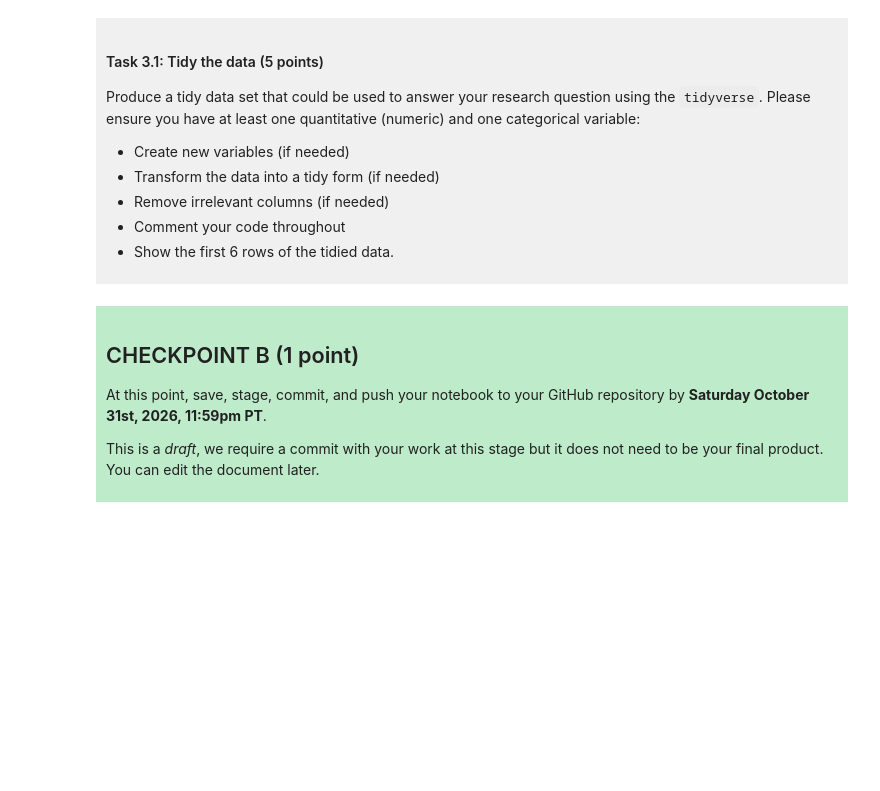
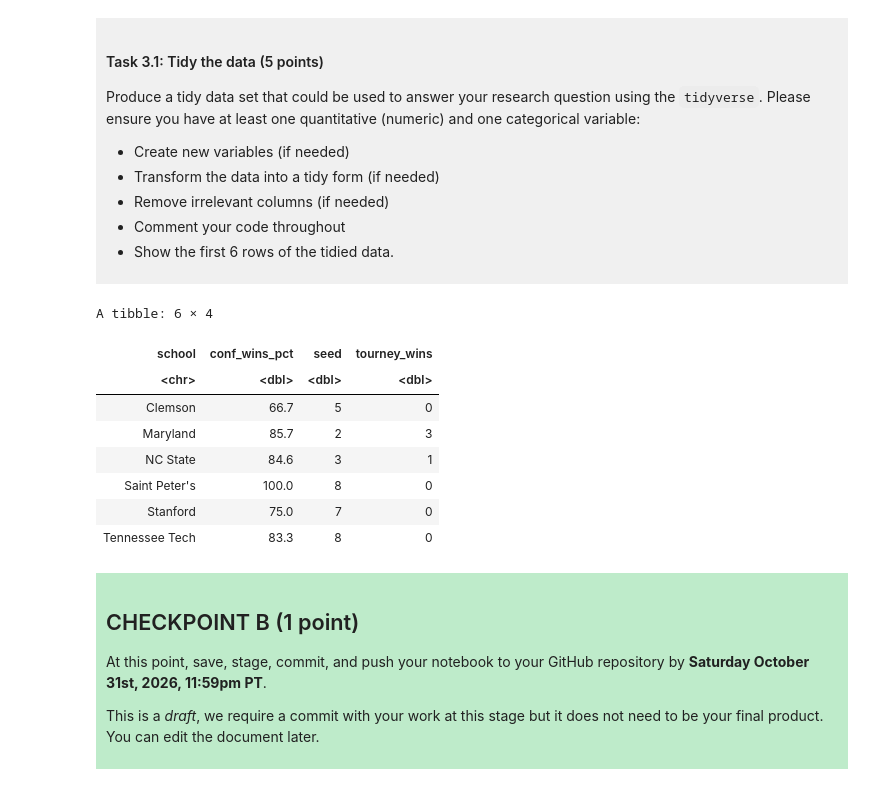
Before and after one commit to elxaxor/dsci-100-project-Jungbin-Lee, a Jupyter notebook: dsci-100-project-notebook.ipynb, the cells around one changed output. Cells and saved outputs as stored; diff of their text form; code cells hidden in the pictures; blank space fills up the shorter version.

```diff
--- a/dsci-100-project-notebook.ipynb
+++ b/dsci-100-project-notebook.ipynb
@@ -189,7 +210,24 @@ Produce a tidy data set that could be used to answer your research question usin
 
 </div>
 # %%
-### EDIT THIS CODE CELL ###
+# select variables needed for the question
+library(tidyverse)
+basketball_data_tidy <- basketball_data |>
+filter(!is.na(conf_wins_pct)) |>
+select(school, conf_wins_pct, seed, tourney_wins)
+
+# show the first 6 rows of the tidied data
+head(basketball_data_tidy, n = 6)
+# %% [output]
+A tibble: 6 × 4
+| school | conf_wins_pct | seed | tourney_wins |
+| <chr> | <dbl> | <dbl> | <dbl> |
+| Clemson | 66.7 | 5 | 0 |
+| Maryland | 85.7 | 2 | 3 |
+| NC State | 84.6 | 3 | 1 |
+| Saint Peter's | 100.0 | 8 | 0 |
+| Stanford | 75.0 | 7 | 0 |
+| Tennessee Tech | 83.3 | 8 | 0 |
 # %% [markdown]
 <div style="background-color: #beebca; padding: 10px;">
 
```
Also changed, not shown: parts of 3 cells of this notebook.
